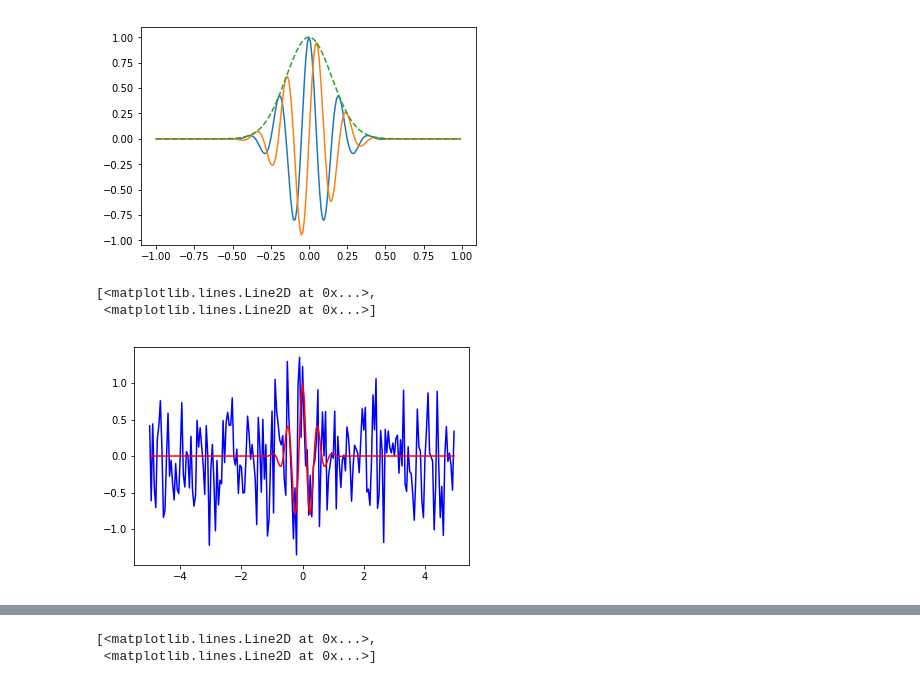
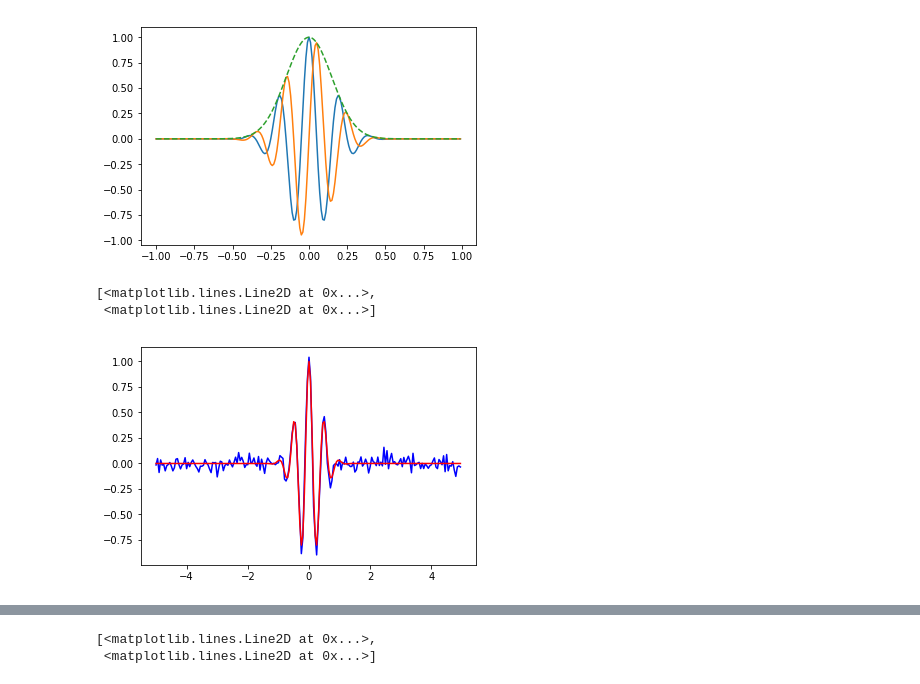
Before and after one commit to SGRGit/gwOsc, a Jupyter notebook: SineGaussianSignalDataPrep.ipynb, the cells around one changed output, grey strips where cells are left out. Cells and saved outputs as stored; diff of their text form; code cells hidden in the pictures.

```diff
--- a/SineGaussianSignalDataPrep.ipynb
+++ b/SineGaussianSignalDataPrep.ipynb
@@ -15,10 +15,10 @@ plt.plot(t, i, t, q, t, e, '--')
 # %%
 t = np.linspace(-5, 5, 2 * 100, endpoint=False)
 i, q, e = signal.gausspulse(t, fc=2, retquad=True, retenv=True)
-n = 0.5*np.random.randn(len(t))
+n = 0.05*np.random.randn(len(t))
 xn = i + n
 plt.plot(t, xn, 'b', t, i, 'r')
 # %% [output]
 [<matplotlib.lines.Line2D at 0x...>,
  <matplotlib.lines.Line2D at 0x...>]
-[figure, old version]
+[figure, new version]
```
Also changed, not shown: parts of 3 cells of this notebook.
